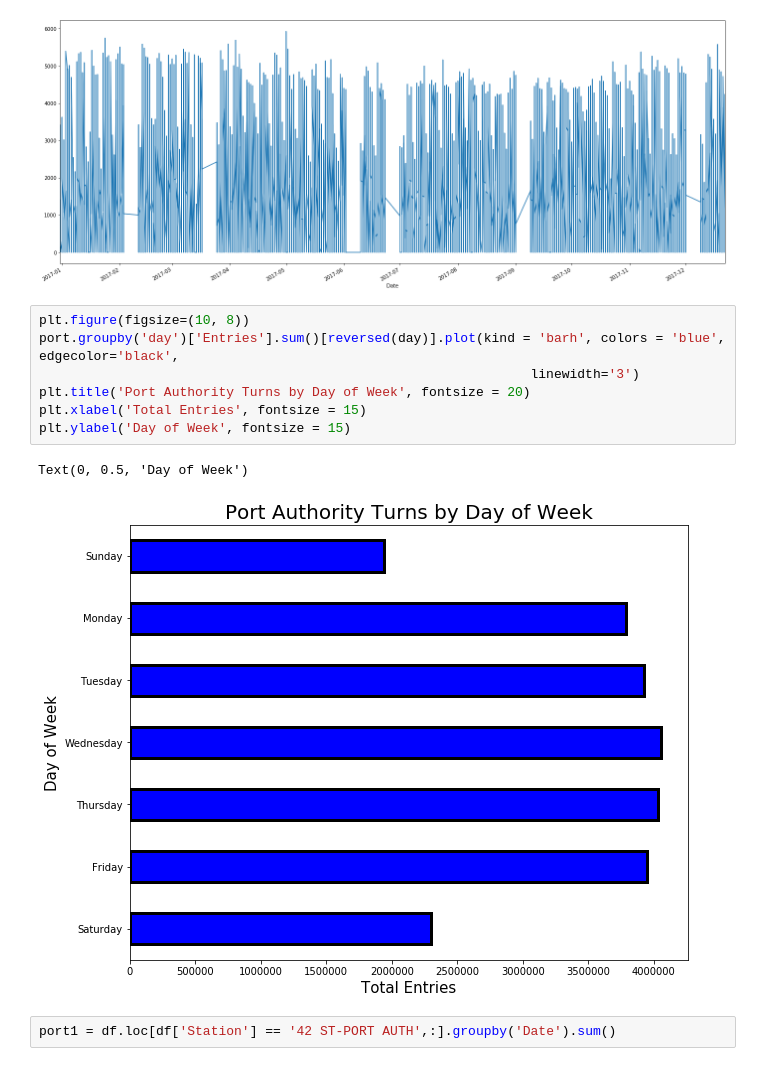
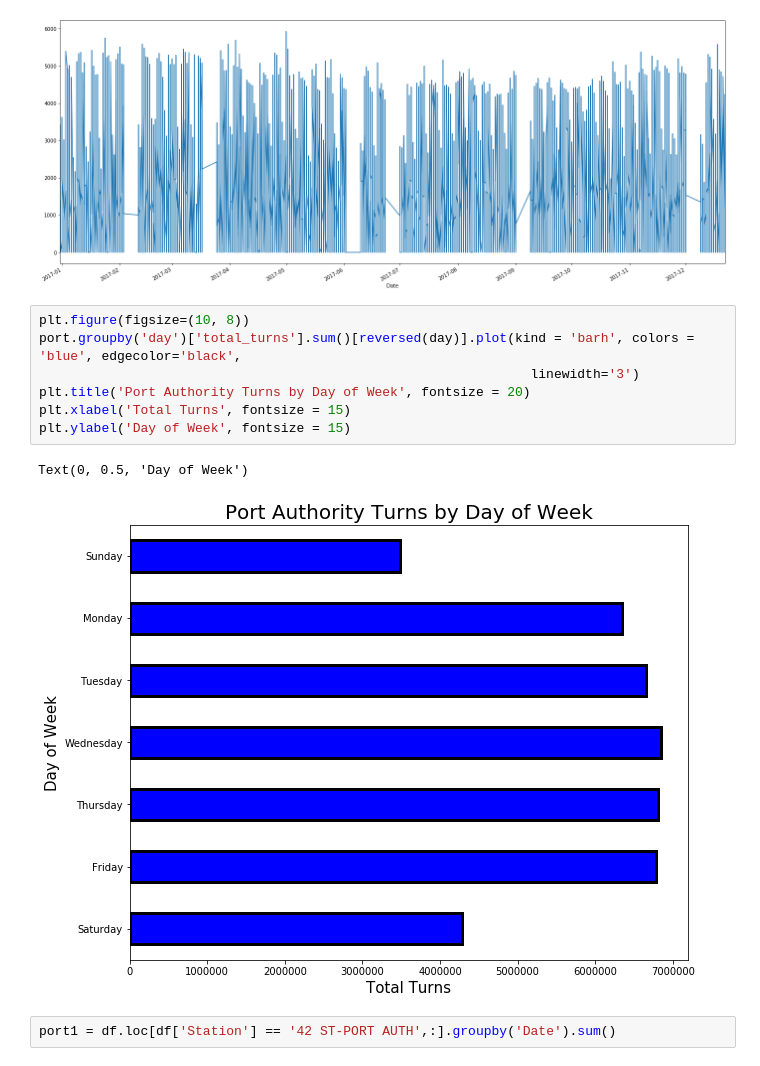
Before and after one commit to gsrankel/Capstone, a Jupyter notebook: Modeling.ipynb, the cells around one changed output. Drawn from its saved outputs; the diff is of its cells as text.

```diff
--- a/Modeling.ipynb
+++ b/Modeling.ipynb
@@ -832,14 +855,14 @@ port['Entries'].plot()
 [figure]
 # %%
 plt.figure(figsize=(10, 8))
-port.groupby('day')['Entries'].sum()[reversed(day)].plot(kind = 'barh', colors = 'blue', edgecolor='black',
+port.groupby('day')['total_turns'].sum()[reversed(day)].plot(kind = 'barh', colors = 'blue', edgecolor='black',
                                                                linewidth='3')
 plt.title('Port Authority Turns by Day of Week', fontsize = 20)
-plt.xlabel('Total Entries', fontsize = 15)
+plt.xlabel('Total Turns', fontsize = 15)
 plt.ylabel('Day of Week', fontsize = 15)
 # %% [output]
 Text(0, 0.5, 'Day of Week')
-[figure, old version]
+[figure, new version]
 # %%
 port1 = df.loc[df['Station'] == '42 ST-PORT AUTH',:].groupby('Date').sum()
 # %%
```
Also changed, not shown: parts of 171 cells of this notebook, 8 other files.
